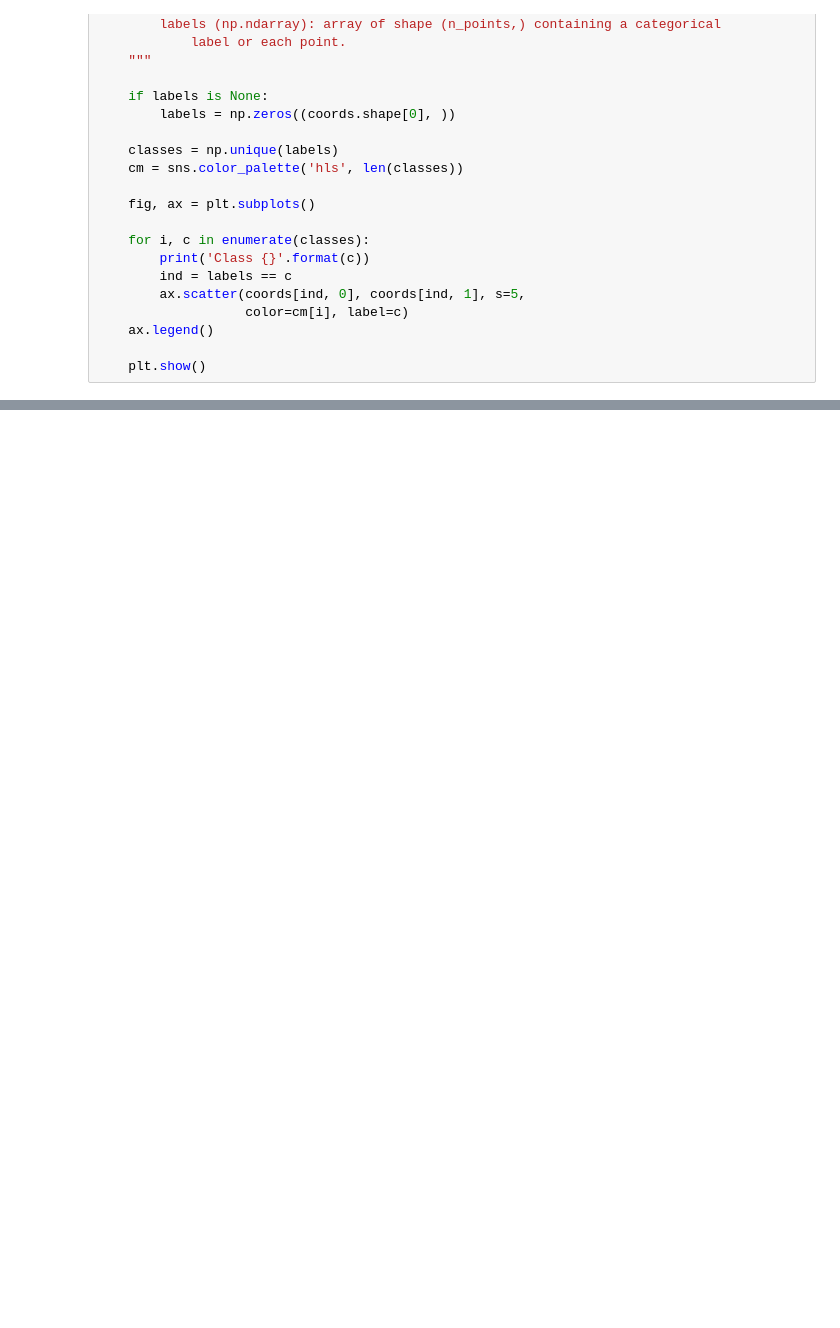
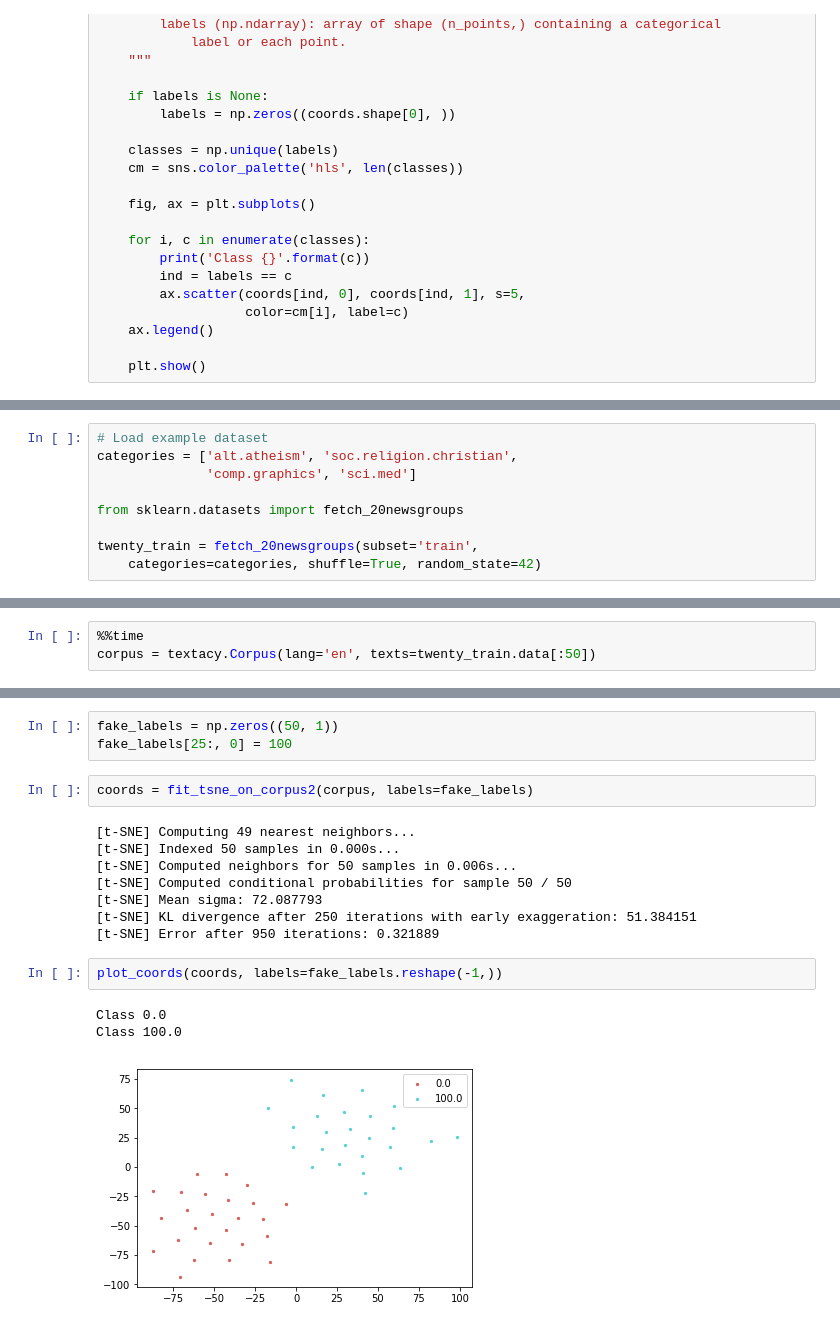
Before and after one commit to hubertjb/kesseca, a Jupyter notebook: scripts/feature_extraction_tsne.ipynb, the cells around one changed output, grey strips where cells are left out. Saved outputs shown, nothing was run; the diff lists cells and outputs as text; blank space fills up the shorter version.

```diff
--- a/scripts/feature_extraction_tsne.ipynb
+++ b/scripts/feature_extraction_tsne.ipynb
@@ -184,0 +141,9 @@ Class 1.0
+# %%
+# Load example dataset
+categories = ['alt.atheism', 'soc.religion.christian',
+              'comp.graphics', 'sci.med']
+
+from sklearn.datasets import fetch_20newsgroups
+
+twenty_train = fetch_20newsgroups(subset='train',
+    categories=categories, shuffle=True, random_state=42)
@@ -184,0 +216,3 @@ Class 1.0
+# %%
+%%time
+corpus = textacy.Corpus(lang='en', texts=twenty_train.data[:50])
@@ -184,0 +222,19 @@ Class 1.0
+# %%
+fake_labels = np.zeros((50, 1))
+fake_labels[25:, 0] = 100
+# %%
+coords = fit_tsne_on_corpus2(corpus, labels=fake_labels)
+# %% [output]
+[t-SNE] Computing 49 nearest neighbors...
+[t-SNE] Indexed 50 samples in 0.000s...
+[t-SNE] Computed neighbors for 50 samples in 0.006s...
+[t-SNE] Computed conditional probabilities for sample 50 / 50
+[t-SNE] Mean sigma: 72.087793
+[t-SNE] KL divergence after 250 iterations with early exaggeration: 51.384151
+[t-SNE] Error after 950 iterations: 0.321889
+# %%
+plot_coords(coords, labels=fake_labels.reshape(-1,))
+# %% [output]
+Class 0.0
+Class 100.0
+[figure, added]
```
Also changed, not shown: parts of 21 cells of this notebook.
